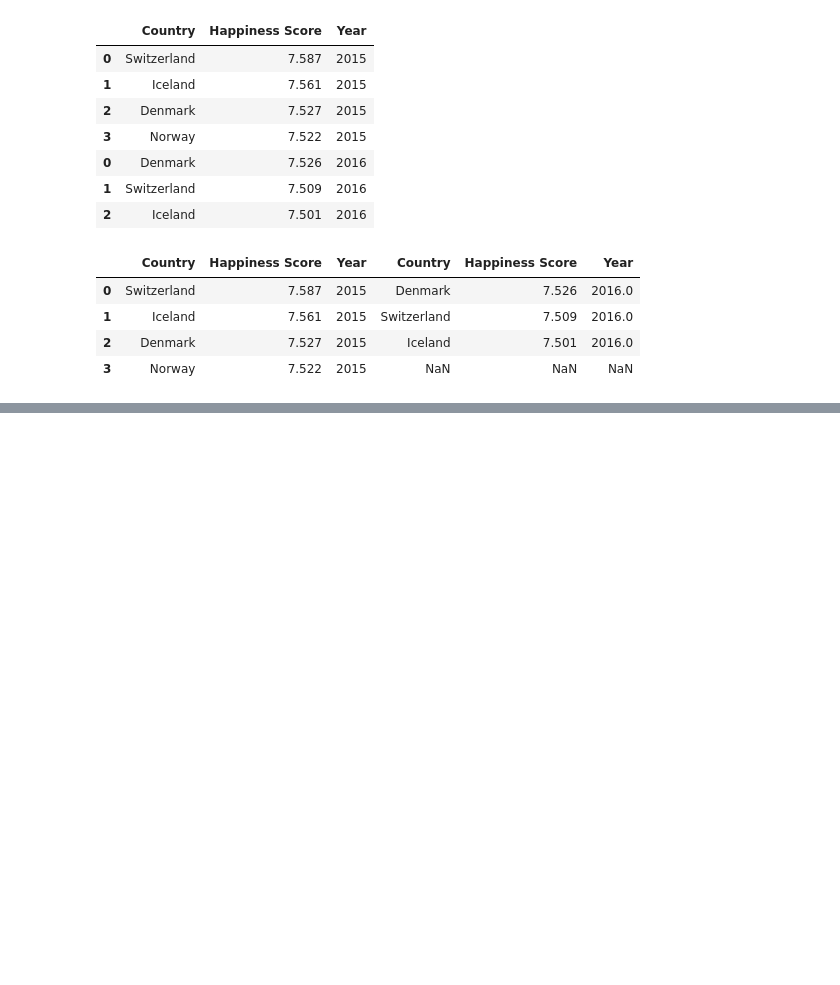
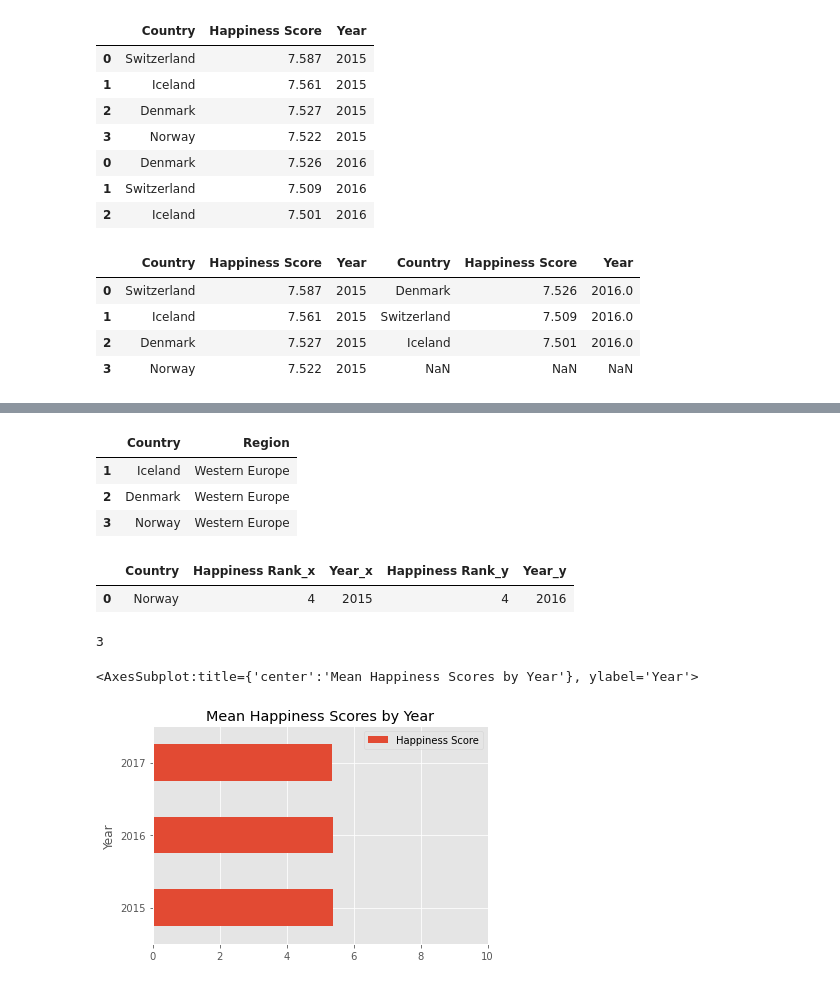
Before and after one commit to karimova/python_for_data_science, a Jupyter notebook: Pandas_Numpy/Happiness.ipynb, the cells around one changed output, grey strips where cells are left out. Saved outputs shown, nothing was run; the diff lists cells and outputs as text; code cells hidden in the pictures; blank space fills up the shorter version.

```diff
--- a/Pandas_Numpy/Happiness.ipynb
+++ b/Pandas_Numpy/Happiness.ipynb
@@ -233,0 +250,20 @@ head_2016 = happiness2016[['Country','Happiness Score', 'Year']].head(3)
+# %%
+happiness2015.iloc[1:4,0:2]
+# %% [output]
+|  | Country | Region |
+| 1 | Iceland | Western Europe |
+| 2 | Denmark | Western Europe |
+| 3 | Norway | Western Europe |
+# %%
+three_2015 = happiness2015[['Country','Happiness Rank','Year']].iloc[2:5]
+three_2016 = happiness2016[['Country','Happiness Rank','Year']].iloc[2:5]
+
+merged = pd.merge(three_2015,three_2016, on='Country')
+merged
+# %% [output]
+|  | Country | Happiness Rank_x | Year_x | Happiness Rank_y | Year_y |
+| 0 | Norway | 4 | 2015 | 4 | 2016 |
+# %%
+three_2015.shape[0]
+# %% [output]
+3
@@ -233,0 +277,10 @@ head_2016 = happiness2016[['Country','Happiness Score', 'Year']].head(3)
+# %%
+happiness2017.rename(columns={'Happiness.Score': 'Happiness Score'}, inplace=True)
+
+combined = pd.concat([happiness2015,happiness2016,happiness2017],axis=0)
+pivot_table_combined = combined.pivot_table(values="Happiness Score", index="Year") #default addfunc='mean' or np.Mean
+
+pivot_table_combined.plot(kind='barh', title="Mean Happiness Scores by Year",xlim=(0,10))
+# %% [output]
+<AxesSubplot:title={'center':'Mean Happiness Scores by Year'}, ylabel='Year'>
+[figure, added]
```
Also changed, not shown: parts of 3 cells of this notebook.
